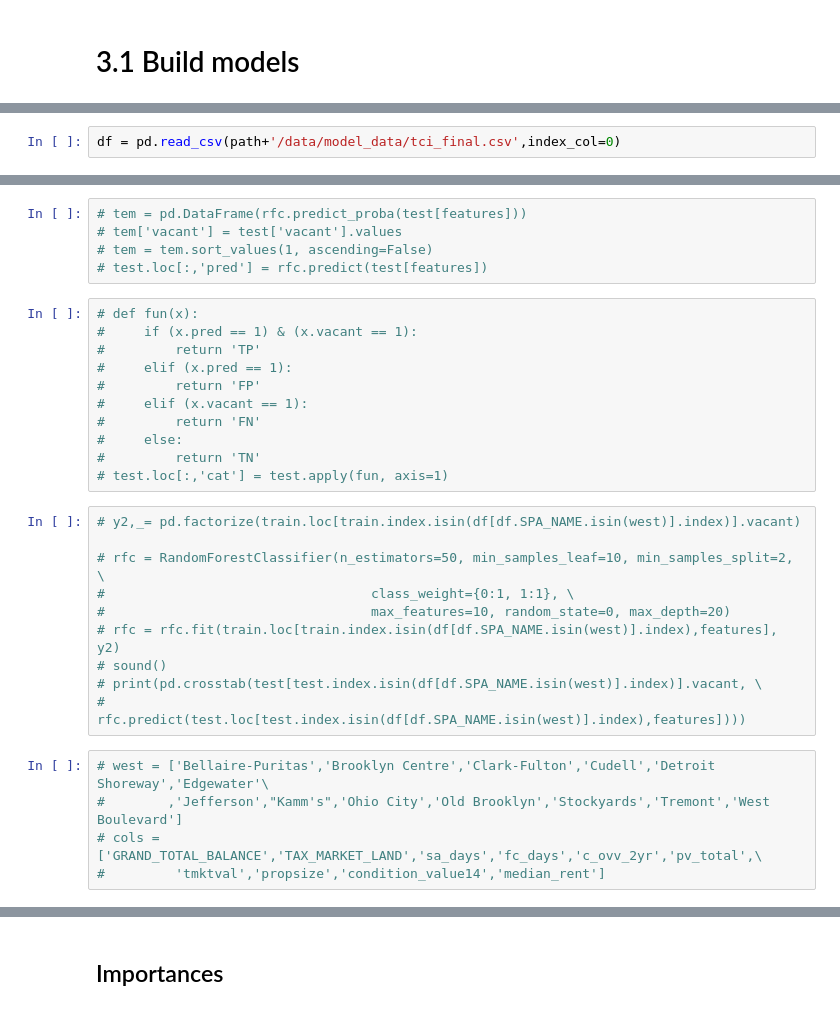
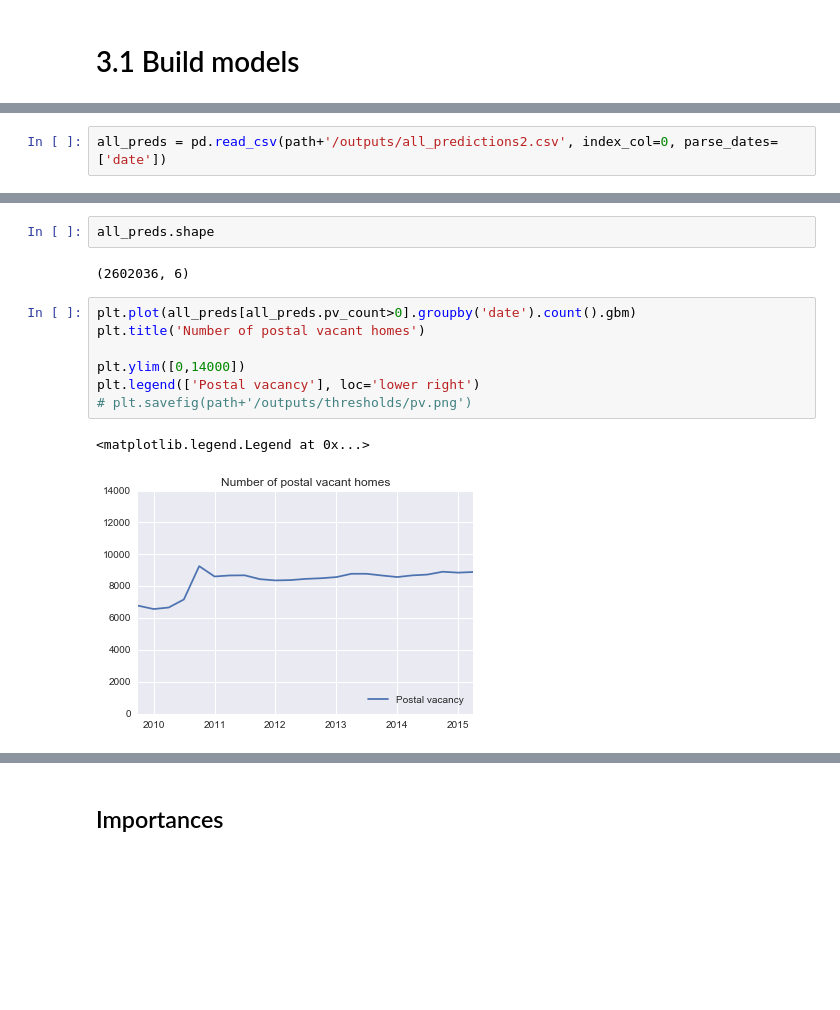
Before and after one commit to PovertyCenterCLE/vacancy_predictor, a Jupyter notebook: notebooks/spillover/3.1 Build models.ipynb, the cells around one changed output, grey strips where cells are left out. Cells and saved outputs as stored; diff of their text form; blank space fills up the shorter version.

Commit message:
updated spillover model and quarterly results

```diff
--- a/notebooks/spillover/3.1 Build models.ipynb
+++ b/notebooks/spillover/3.1 Build models.ipynb
@@ -29,2 +87,2 @@ print(path)
 # %%
-df = pd.read_csv(path+'/data/model_data/tci_final.csv',index_col=0)
+all_preds = pd.read_csv(path+'/outputs/all_predictions2.csv', index_col=0, parse_dates=['date'])
@@ -159,31 +89,14 @@ res = pd.DataFrame(res).T
-# %%
-# tem = pd.DataFrame(rfc.predict_proba(test[features]))
-# tem['vacant'] = test['vacant'].values
-# tem = tem.sort_values(1, ascending=False)
-# test.loc[:,'pred'] = rfc.predict(test[features])
-# %%
-# def fun(x):
-#     if (x.pred == 1) & (x.vacant == 1):
-#         return 'TP'
-#     elif (x.pred == 1):
-#         return 'FP'
-#     elif (x.vacant == 1):
-#         return 'FN'
-#     else:
-#         return 'TN'
-# test.loc[:,'cat'] = test.apply(fun, axis=1)
-# %%
-# y2,_= pd.factorize(train.loc[train.index.isin(df[df.SPA_NAME.isin(west)].index)].vacant)
-
-# rfc = RandomForestClassifier(n_estimators=50, min_samples_leaf=10, min_samples_split=2, \
-#                                  class_weight={0:1, 1:1}, \
-#                                  max_features=10, random_state=0, max_depth=20)
-# rfc = rfc.fit(train.loc[train.index.isin(df[df.SPA_NAME.isin(west)].index),features], y2)
-# sound()
-# print(pd.crosstab(test[test.index.isin(df[df.SPA_NAME.isin(west)].index)].vacant, \
-#                   rfc.predict(test.loc[test.index.isin(df[df.SPA_NAME.isin(west)].index),features])))
-# %%
-# west = ['Bellaire-Puritas','Brooklyn Centre','Clark-Fulton','Cudell','Detroit Shoreway','Edgewater'\
-#        ,'Jefferson',"Kamm's",'Ohio City','Old Brooklyn','Stockyards','Tremont','West Boulevard']
-# cols = ['GRAND_TOTAL_BALANCE','TAX_MARKET_LAND','sa_days','fc_days','c_ovv_2yr','pv_total',\
-#         'tmktval','propsize','condition_value14','median_rent']
+# %%
+all_preds.shape
+# %% [output]
+(2602036, 6)
+# %%
+plt.plot(all_preds[all_preds.pv_count>0].groupby('date').count().gbm)
+plt.title('Number of postal vacant homes')
+
+plt.ylim([0,14000])
+plt.legend(['Postal vacancy'], loc='lower right')
+# plt.savefig(path+'/outputs/thresholds/pv.png')
+# %% [output]
+<matplotlib.legend.Legend at 0x...>
+[figure, added]
```
Also changed, not shown: parts of 58 cells of this notebook, 11 other files.
